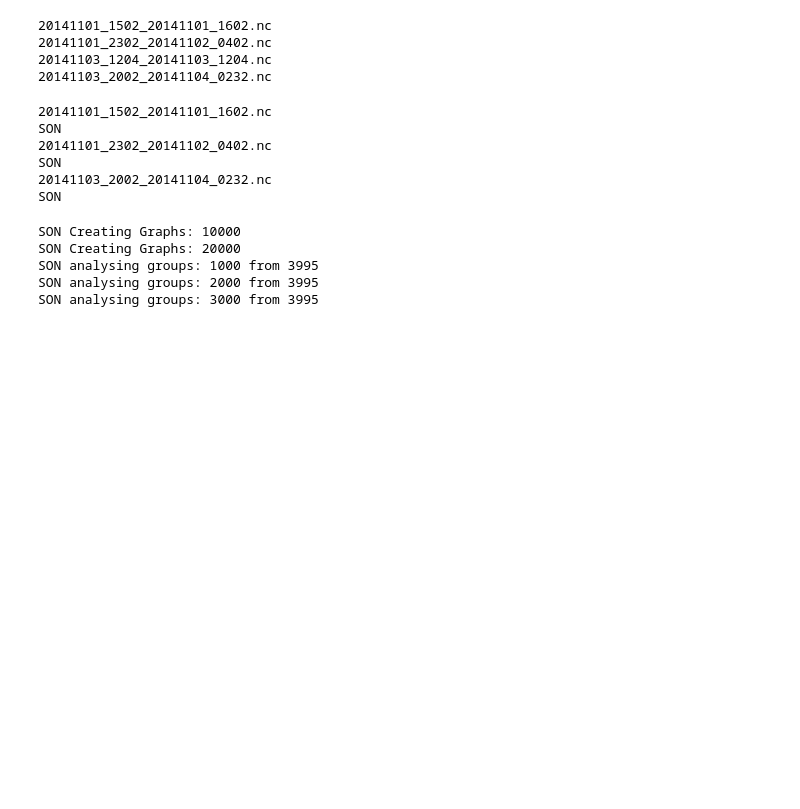
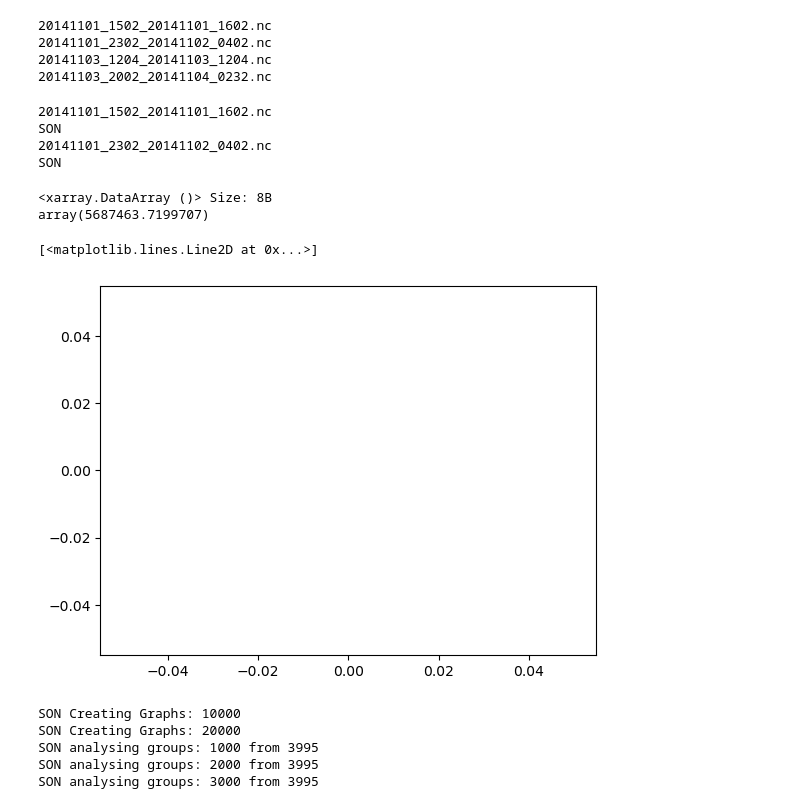
Before and after one commit to AyatHooman/MTD-cell_tracking_split_merge, a Jupyter notebook: example.ipynb, the cells around one changed output. Drawn from its saved outputs; the diff is of its cells as text; code cells hidden in the pictures; blank space fills up the shorter version.

```diff
--- a/example.ipynb
+++ b/example.ipynb
@@ -128,14 +128,36 @@ processor = ObjectPropertiesProcessor(
     pixel_resolution=10,
     time_resolution=30
 )
-processor.process_files()
+image = processor.process_files()
 # %% [output]
 20141101_1502_20141101_1602.nc
 SON
 20141101_2302_20141102_0402.nc
 SON
-20141103_2002_20141104_0232.nc
-SON
+# %%
+import matplotlib.pyplot as plt
+import numpy as np
+import xarray as xr
+image = xr.open_dataset(r"C:\Users\h.ayat\Desktop\Object_tracking\MRMS-Sample_data\outputs\merged_convolved_maps_tracked\20141103_2002_20141104_0232.nc")
+
+np.max(image.fcst_object_id*image.fcst_raw)
+# plt.imshow(image)
+# np.unique(image)
+# %% [output]
+<xarray.DataArray ()> Size: 8B
+array(5687463.7199707)
+# %%
+import pandas as pd
+import numpy as np
+data = pd.read_feather(r"MRMS-Sample_data\outputs\objects\averaged_properties\Radar_data_ave_0.ftr")
+y = data.Ismax.values
+x = np.arange(len(data))
+import matplotlib.pyplot as plt
+
+plt.plot(x, y)
+# %% [output]
+[<matplotlib.lines.Line2D at 0x...>]
+[figure, added]
 # %%
 # Step 5 SystemPropertiesProcessor:
 import os
```
Also changed, not shown: 3 other files.
